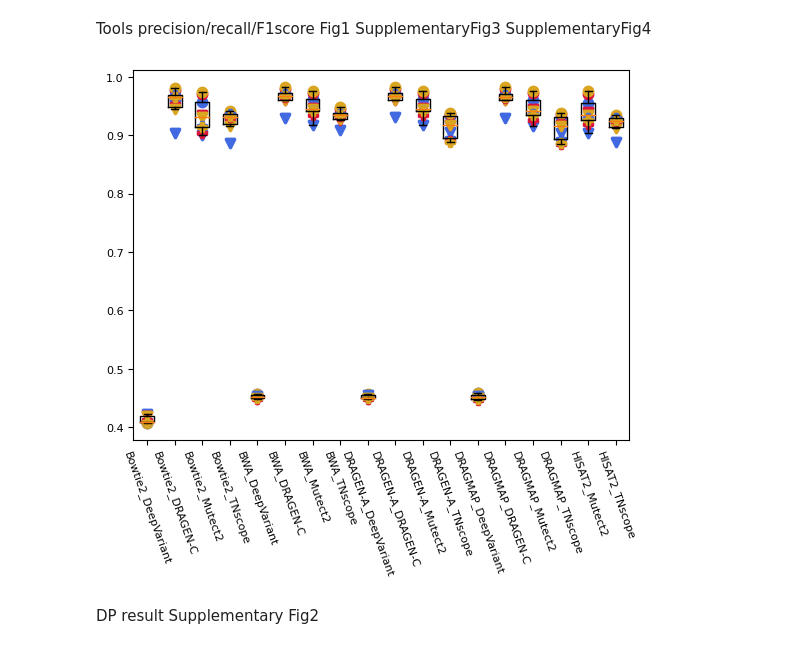
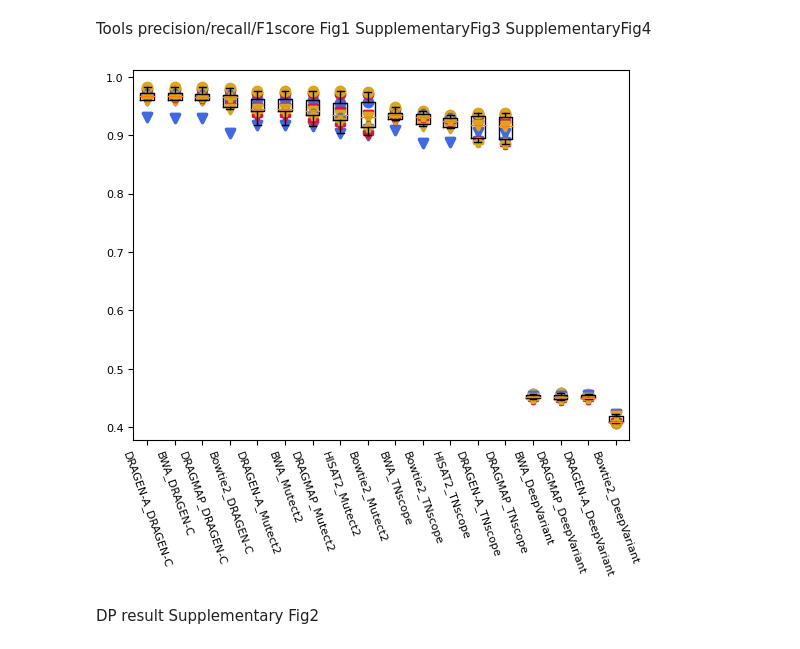
Before and after one commit to Jacob-s-Lab/Somatic_pipeline_JMD, a Jupyter notebook: plotting/Total_plotting.ipynb, the cells around one changed output. Drawn from its saved outputs; the diff is of its cells as text; code cells hidden in the pictures.

Commit message:
total plotting

```diff
--- a/plotting/Total_plotting.ipynb
+++ b/plotting/Total_plotting.ipynb
@@ -11,10 +11,10 @@ import seaborn as sns
 Tools precision/recall/F1score
 Fig1 SupplementaryFig3 SupplementaryFig4
 # %%
-snv='snv_result.txt'
-indel='indel_result.txt'
-snv_df=pd.read_csv(snv,sep='\t', names=['Sample','Pipeline','Recall', 'Precision', 'F1score'])
-indel_df=pd.read_csv(indel,sep='\t', names=['Sample','Pipeline','Recall', 'Precision', 'F1score'])
+snv='SNV_average.txt'
+indel='INDEL_average.txt'
+snv_df=pd.read_csv(snv,sep='\t')
+indel_df=pd.read_csv(indel,sep='\t')
 shape={'SRR13076390': 'o', 'SRR13076391': 'o', 'SRR13076392': 'o',
        'SRR13076393': 'v', 'SRR13076394': 'v','SRR13076395': 'v',
        'SRR13076396': 'P', 'SRR13076397': 'P','SRR13076398': 'P'}
@@ -32,39 +32,41 @@ s3 = mlines.Line2D([], [],marker='P', color='black', markersize=40,linestyle='No
 def data_process(df, pipeline_now, result):
     x = df[ df.Pipeline== pipeline_now ]
     return x[result]
-#snv_df = snv_df.sort_values(by='Recall_avg', ascending=False)
+
 x = np.arange(len(snv_df.Pipeline))
+
+
+snv_df = snv_df.sort_values(by='F1_avg', ascending=False)
 pipeline = snv_df.Pipeline.unique().tolist()
-
 # data arrange
 snv_data=[]
 for pip in pipeline:
     snv_recall = data_process(snv_df, pip, 'F1score')
     snv_data.append(snv_recall)
 
 plt.boxplot(snv_data, labels=pipeline, showmeans=False , positions=range(18), sym=' ')
 # boxplot
 plt.xticks(rotation = 290, fontsize=20)
 
 
 # each point
 sample_list=['SRR13076390', 'SRR13076391', 'SRR13076392', 'SRR13076393', 'SRR13076394', 'SRR13076395', 'SRR13076396', 'SRR13076397', 'SRR13076398']
 
 for sample in sample_list:
     df = snv_df[snv_df['Sample'] == sample]
     plt.scatter(df.Pipeline, df.F1score, marker=shape[sample], color=color[sample],
                 label=sample,  linewidth=2.5)
 
 
 
 
 
 plt.yticks(fontsize=8)
 plt.xticks(fontsize=8)
 
 plt.show()
 # %% [output]
-[figure, old version]
+[figure, new version]
 # %% [markdown]
 DP result Supplementary Fig2
 # %%
```
Also changed, not shown: parts of 2 cells of this notebook, 4 other files.
